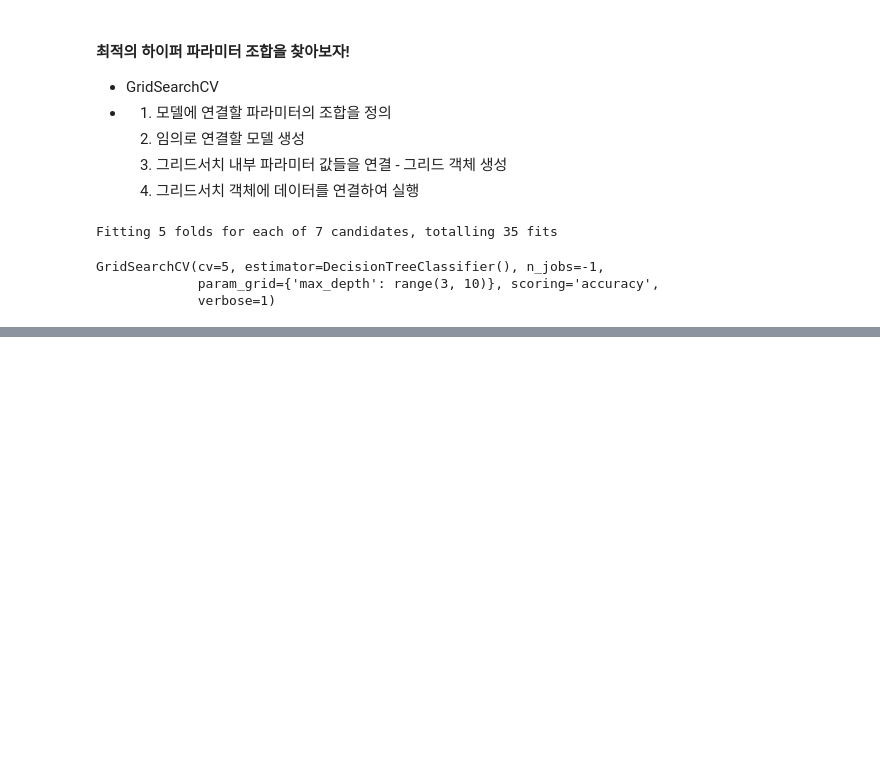
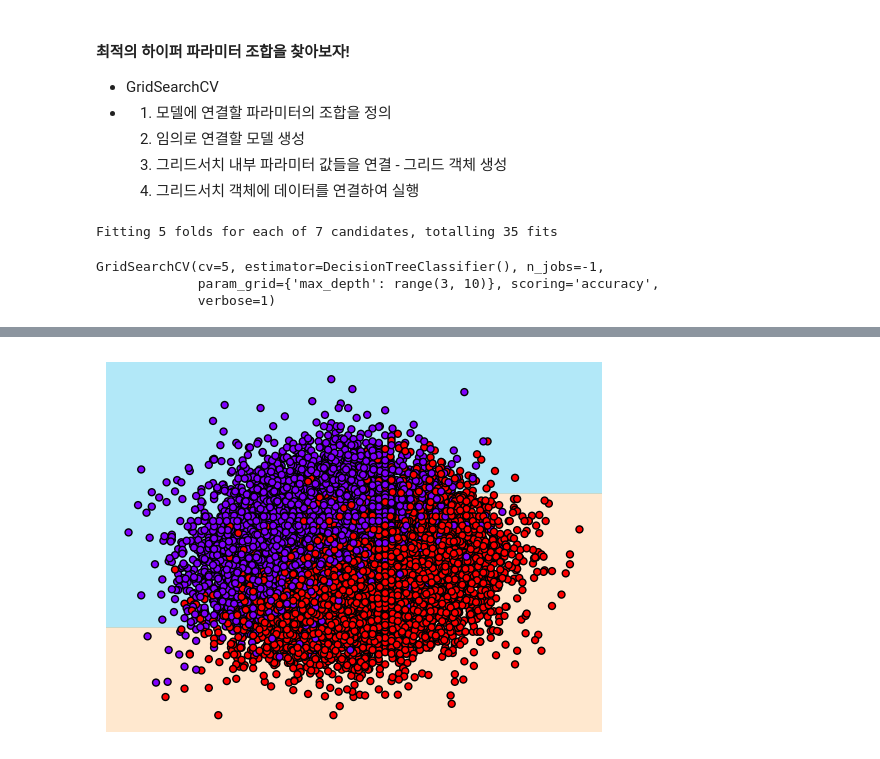
Before and after one commit to 2024-AISCHOOL-IOT/Doourbest, a Jupyter notebook: contrast/NBA_DATA_DT.ipynb, the cells around one changed output, grey strips where cells are left out. Cells and saved outputs as stored; diff of their text form; code cells hidden in the pictures; blank space fills up the shorter version.

```diff
--- a/contrast/NBA_DATA_DT.ipynb
+++ b/contrast/NBA_DATA_DT.ipynb
@@ -132,0 +168,6 @@ display(graphviz.Source(dot_graph))
+# %%
+# 과적합 해소
+dt_clf = DecisionTreeClassifier(random_state=4,max_depth=5).fit(X_train, y_train)
+visualize_boundary(dt_clf, X_train, y_train)
+# %% [output]
+[figure, added]
```
Also changed, not shown: parts of 10 cells of this notebook, 1 other file.
